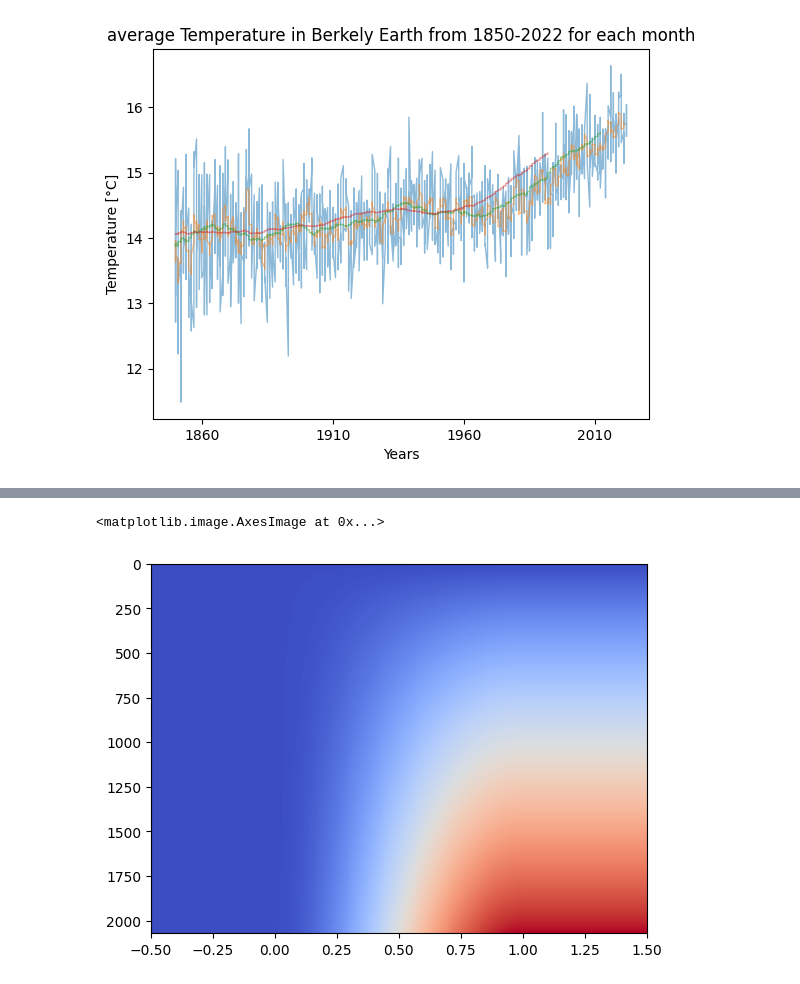
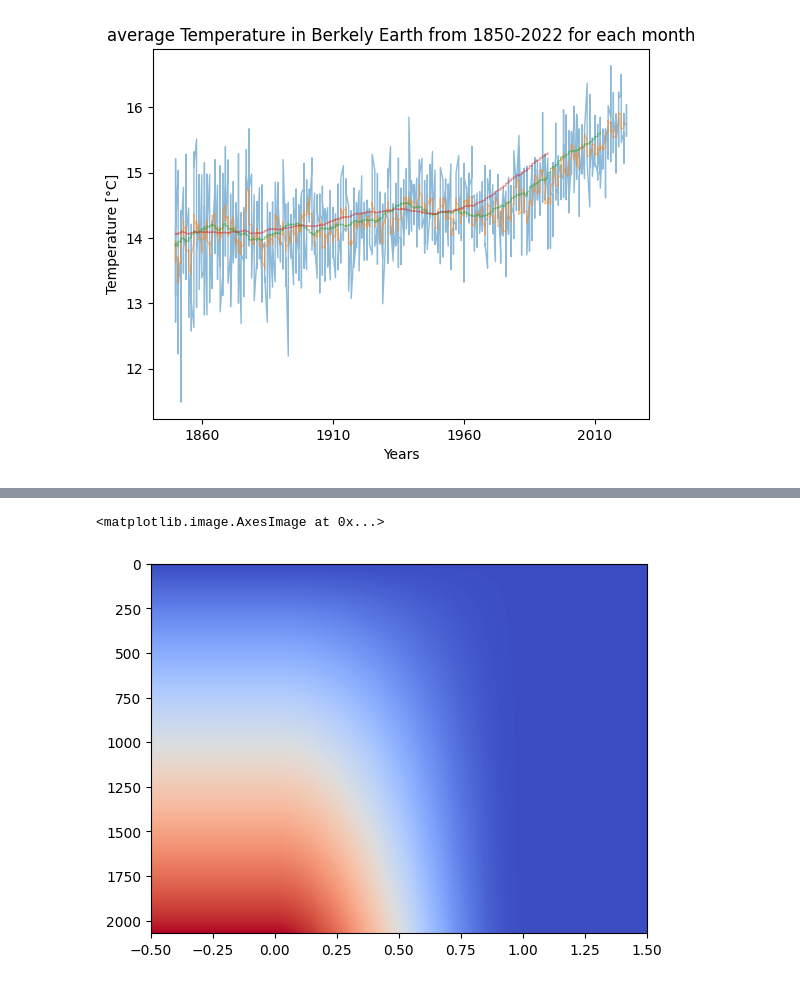
Before and after one commit to 42p4r4gu2/SecondSemester, a Jupyter notebook: PGKI/Assignments/ue10/04_climate.ipynb, the cells around one changed output, grey strips where cells are left out. Cells and saved outputs as stored; diff of their text form; code cells hidden in the pictures.

```diff
--- a/PGKI/Assignments/ue10/04_climate.ipynb
+++ b/PGKI/Assignments/ue10/04_climate.ipynb
@@ -122,8 +122,8 @@ In this heatmap, each column represents the 12 months of a year and each row rep
 # %%
 # code
 mask = data[:,0] < 2023
-dataWo2023 = np.array((data[mask,3], (data[mask,1] + 12*(data[mask,0]-1850)))).transpose()
+dataWo2023 = np.array(((data[mask,1] + 12*(data[mask,0]-1850)), data[mask,3])).transpose()
 plt.imshow(dataWo2023, aspect="auto", cmap="coolwarm")
 # %% [output]
 <matplotlib.image.AxesImage at 0x...>
-[figure, old version]
+[figure, new version]
```
Also changed, not shown: 27 other files.
